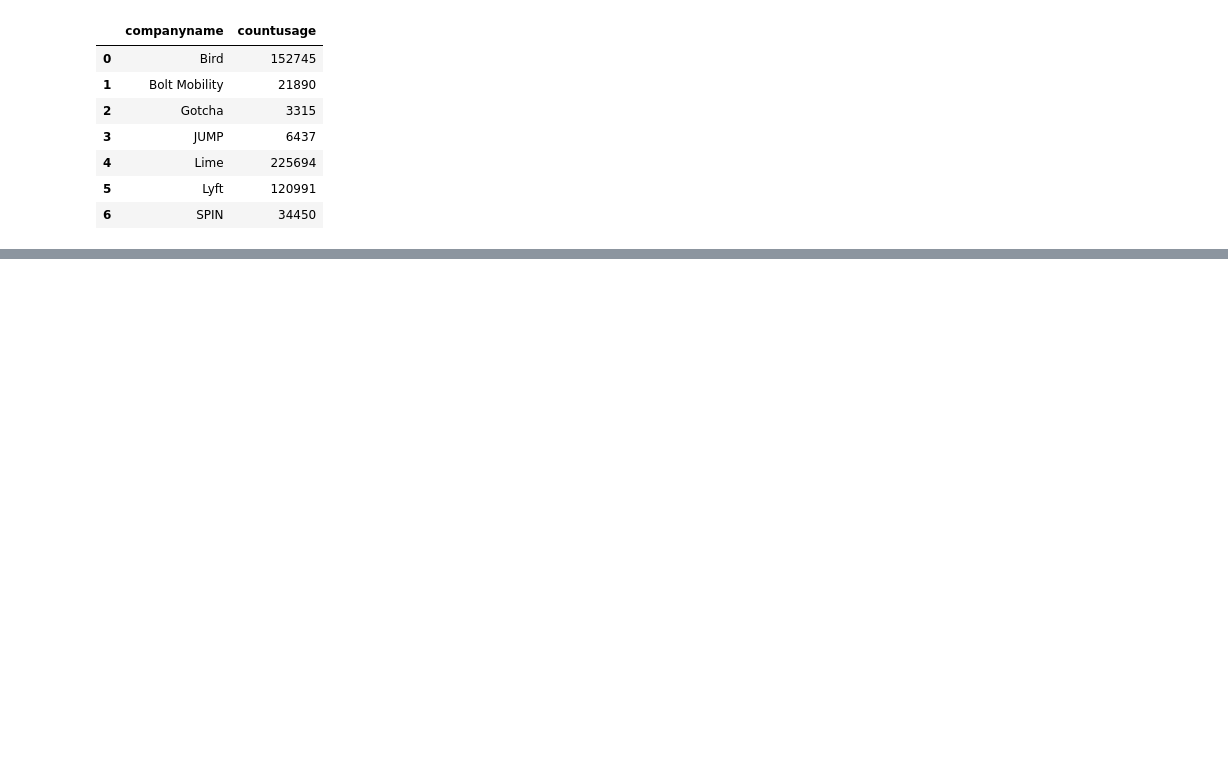
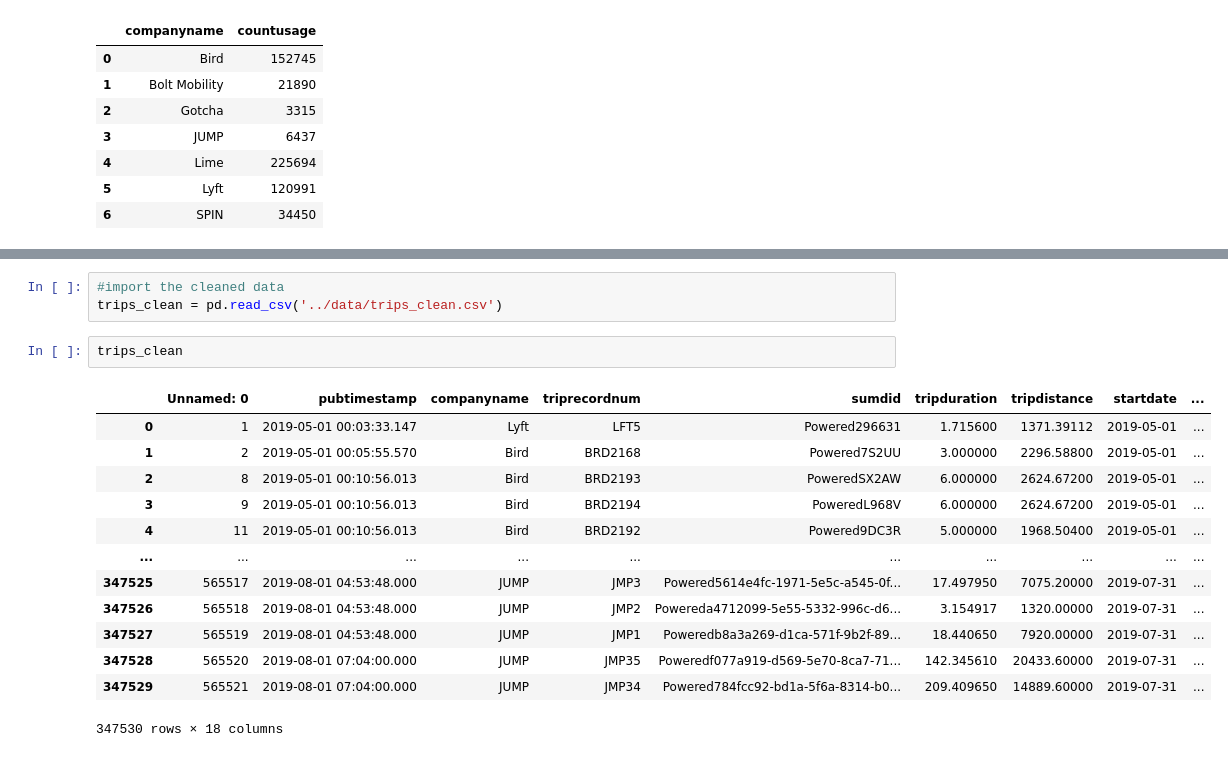
Before and after one commit to NSS-Data-Analytics-Cohort-10/scooters-group-1, a Jupyter notebook: Notebooks/Scooter.ipynb, the cells around one changed output, grey strips where cells are left out. Saved outputs shown, nothing was run; the diff lists cells and outputs as text; blank space fills up the shorter version.

```diff
--- a/Notebooks/Scooter.ipynb
+++ b/Notebooks/Scooter.ipynb
@@ -291,0 +373,19 @@ travel
+# %%
+#import the cleaned data
+trips_clean = pd.read_csv('../data/trips_clean.csv')
+# %%
+trips_clean
+# %% [output]
+|  | Unnamed: 0 | pubtimestamp | companyname | triprecordnum | sumdid | tripduration | tripdistance | startdate | ... |
+| 0 | 1 | 2019-05-01 00:03:33.147 | Lyft | LFT5 | Powered296631 | 1.715600 | 1371.39112 | 2019-05-01 | ... |
+| 1 | 2 | 2019-05-01 00:05:55.570 | Bird | BRD2168 | Powered7S2UU | 3.000000 | 2296.58800 | 2019-05-01 | ... |
+| 2 | 8 | 2019-05-01 00:10:56.013 | Bird | BRD2193 | PoweredSX2AW | 6.000000 | 2624.67200 | 2019-05-01 | ... |
+| 3 | 9 | 2019-05-01 00:10:56.013 | Bird | BRD2194 | PoweredL968V | 6.000000 | 2624.67200 | 2019-05-01 | ... |
+| 4 | 11 | 2019-05-01 00:10:56.013 | Bird | BRD2192 | Powered9DC3R | 5.000000 | 1968.50400 | 2019-05-01 | ... |
+| ... | ... | ... | ... | ... | ... | ... | ... | ... | ... |
+| 347525 | 565517 | 2019-08-01 04:53:48.000 | JUMP | JMP3 | Powered5614e4fc-1971-5e5c-a545-0f... | 17.497950 | 7075.20000 | 2019-07-31 | ... |
+| 347526 | 565518 | 2019-08-01 04:53:48.000 | JUMP | JMP2 | Powereda4712099-5e55-5332-996c-d6... | 3.154917 | 1320.00000 | 2019-07-31 | ... |
+| 347527 | 565519 | 2019-08-01 04:53:48.000 | JUMP | JMP1 | Poweredb8a3a269-d1ca-571f-9b2f-89... | 18.440650 | 7920.00000 | 2019-07-31 | ... |
+| 347528 | 565520 | 2019-08-01 07:04:00.000 | JUMP | JMP35 | Poweredf077a919-d569-5e70-8ca7-71... | 142.345610 | 20433.60000 | 2019-07-31 | ... |
+| 347529 | 565521 | 2019-08-01 07:04:00.000 | JUMP | JMP34 | Powered784fcc92-bd1a-5f6a-8314-b0... | 209.409650 | 14889.60000 | 2019-07-31 | ... |
+347530 rows × 18 columns
```
Also changed, not shown: parts of 32 cells of this notebook.
